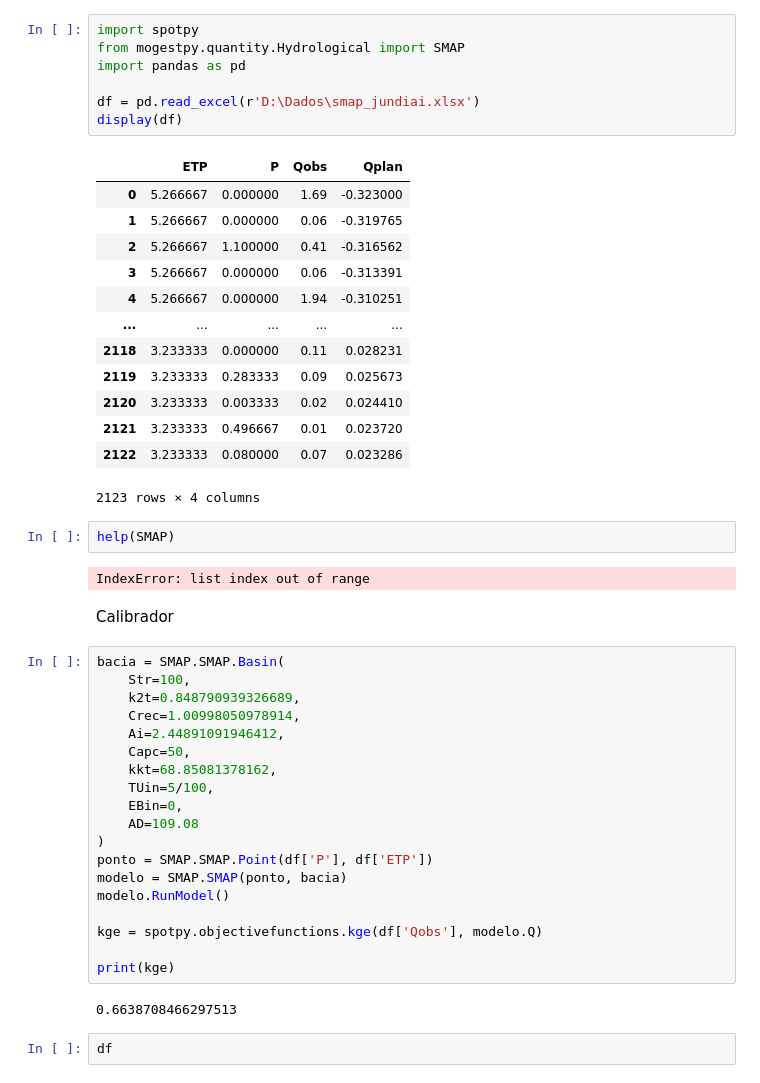
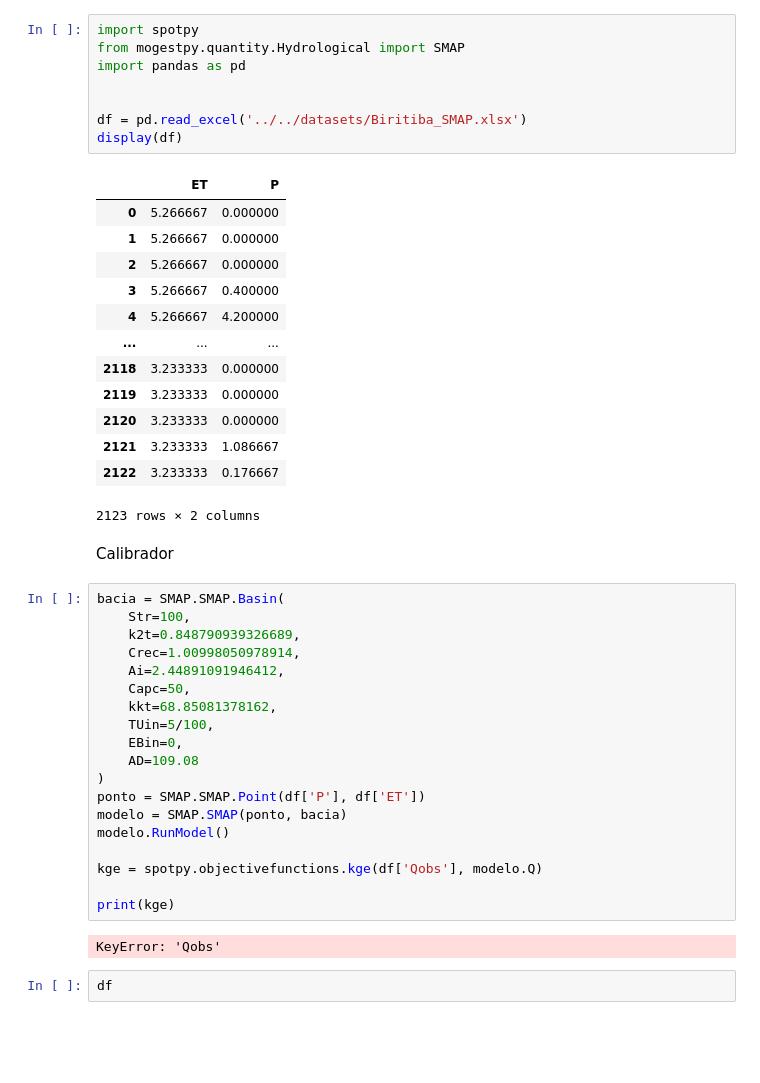
Before and after one commit to dariohhossoda/MOGESTpy, a Jupyter notebook: Applications/examples/CalibrarSmap.ipynb, the cells around one changed output. Saved outputs shown, nothing was run; the diff lists cells and outputs as text; blank space fills up the shorter version.

```diff
--- a/Applications/examples/CalibrarSmap.ipynb
+++ b/Applications/examples/CalibrarSmap.ipynb
@@ -1,28 +1,25 @@
 # %%
 import spotpy
 from mogestpy.quantity.Hydrological import SMAP
 import pandas as pd
 
-df = pd.read_excel(r'D:\Dados\smap_jundiai.xlsx')
+
+df = pd.read_excel('../../datasets/Biritiba_SMAP.xlsx')
 display(df)
 # %% [output]
-|  | ETP | P | Qobs | Qplan |
-| 0 | 5.266667 | 0.000000 | 1.69 | -0.323000 |
-| 1 | 5.266667 | 0.000000 | 0.06 | -0.319765 |
-| 2 | 5.266667 | 1.100000 | 0.41 | -0.316562 |
-| 3 | 5.266667 | 0.000000 | 0.06 | -0.313391 |
-| 4 | 5.266667 | 0.000000 | 1.94 | -0.310251 |
-| ... | ... | ... | ... | ... |
-| 2118 | 3.233333 | 0.000000 | 0.11 | 0.028231 |
-| 2119 | 3.233333 | 0.283333 | 0.09 | 0.025673 |
-| 2120 | 3.233333 | 0.003333 | 0.02 | 0.024410 |
-| 2121 | 3.233333 | 0.496667 | 0.01 | 0.023720 |
-| 2122 | 3.233333 | 0.080000 | 0.07 | 0.023286 |
+|  | ET | P |
+| 0 | 5.266667 | 0.000000 |
+| 1 | 5.266667 | 0.000000 |
+| 2 | 5.266667 | 0.000000 |
+| 3 | 5.266667 | 0.400000 |
+| 4 | 5.266667 | 4.200000 |
+| ... | ... | ... |
+| 2118 | 3.233333 | 0.000000 |
+| 2119 | 3.233333 | 0.000000 |
+| 2120 | 3.233333 | 0.000000 |
+| 2121 | 3.233333 | 1.086667 |
+| 2122 | 3.233333 | 0.176667 |
-2123 rows × 4 columns
+2123 rows × 2 columns
-# %%
-help(SMAP)
-# %% [output]
-IndexError: list index out of range
 # %% [markdown]
 Calibrador
 # %%
@@ -37,7 +34,7 @@ bacia = SMAP.SMAP.Basin(
     EBin=0,
     AD=109.08
 )
-ponto = SMAP.SMAP.Point(df['P'], df['ETP'])
+ponto = SMAP.SMAP.Point(df['P'], df['ET'])
 modelo = SMAP.SMAP(ponto, bacia)
 modelo.RunModel()
 
@@ -45,7 +42,7 @@ kge = spotpy.objectivefunctions.kge(df['Qobs'], modelo.Q)
 
 print(kge)
 # %% [output]
-0.6638708466297513
+KeyError: 'Qobs'
 # %%
 df
 # %% [output]
```
Also changed, not shown: 1 other file.
